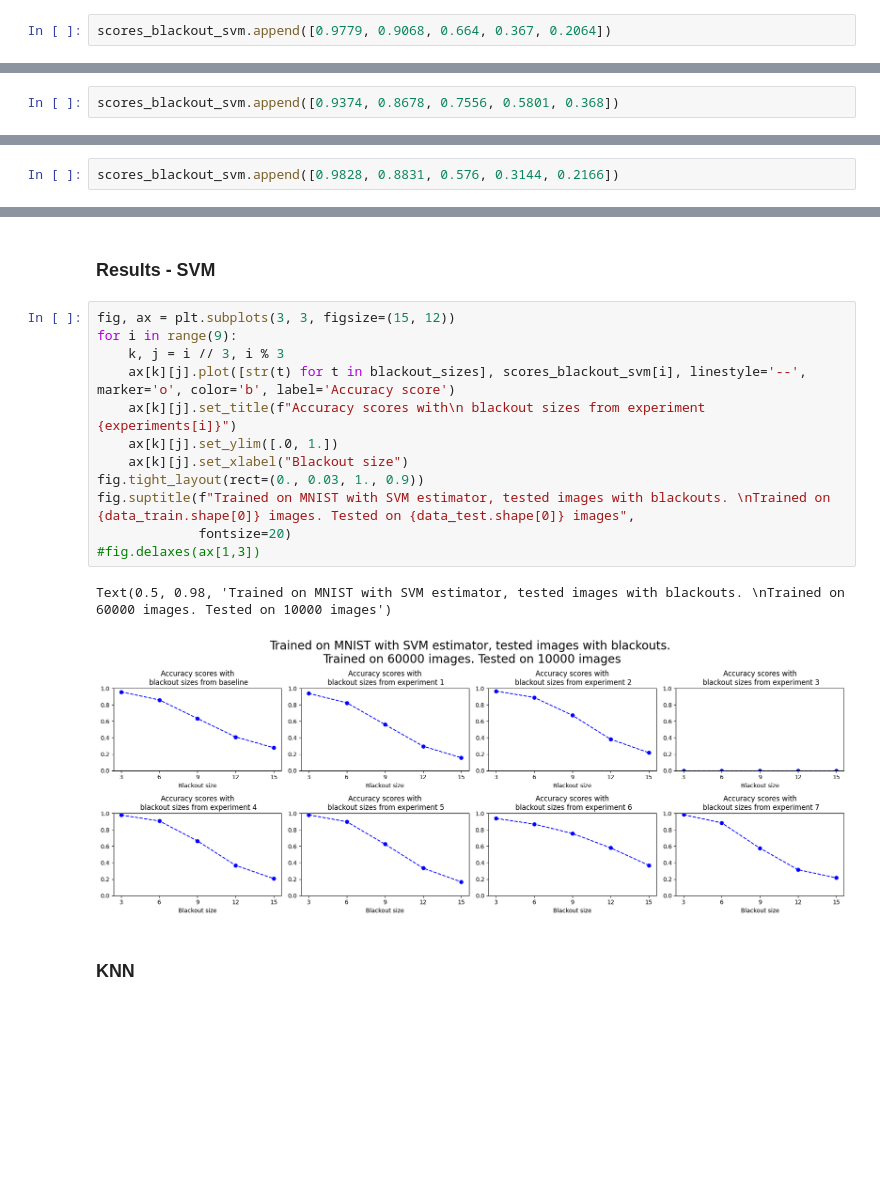
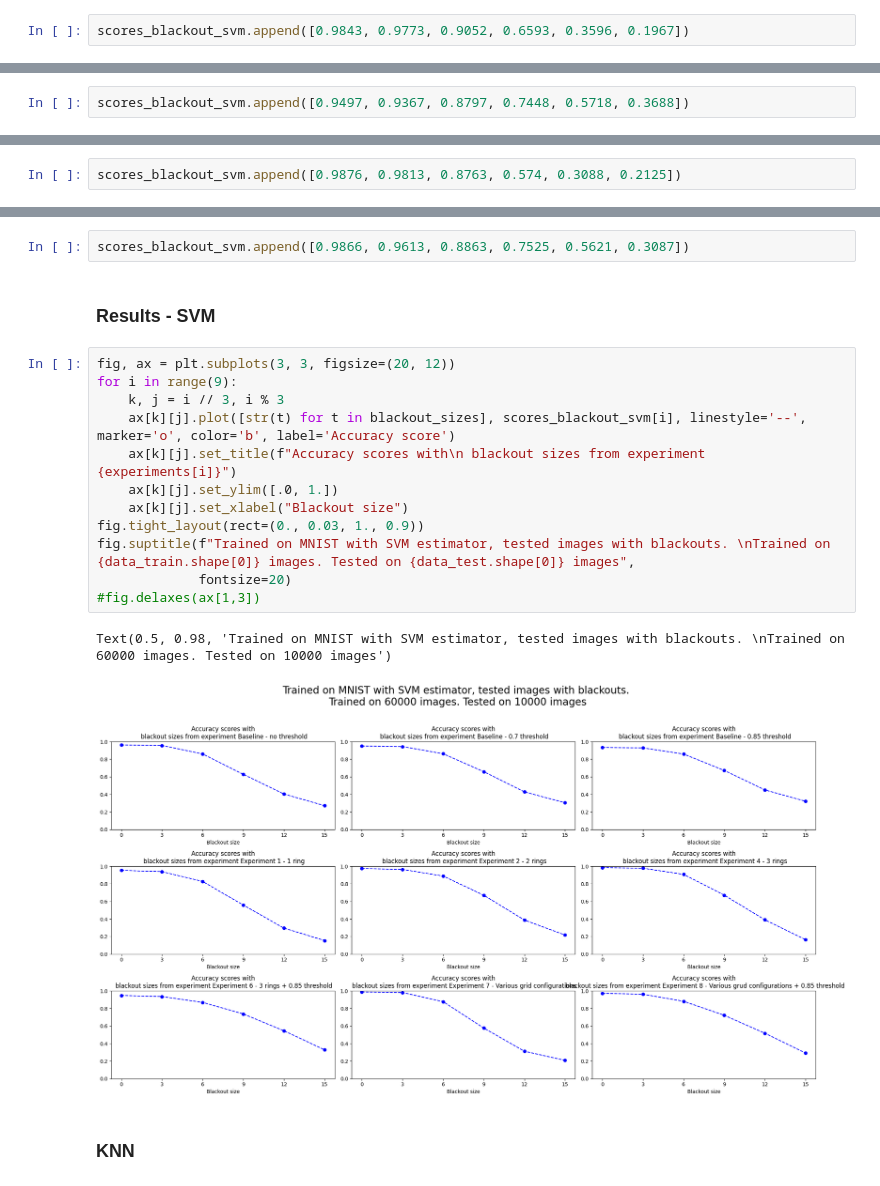
Before and after one commit to dherikk/master-experiments, a Jupyter notebook: cnn_noise_experiments.ipynb, the cells around one changed output, grey strips where cells are left out. Drawn from its saved outputs; the diff is of its cells as text; blank space fills up the shorter version.

```diff
--- a/cnn_noise_experiments.ipynb
+++ b/cnn_noise_experiments.ipynb
@@ -943,5 +1115,5 @@ scores_blackout_exp4_svm
 # %%
-scores_blackout_svm.append([0.9779, 0.9068, 0.664, 0.367, 0.2064])
+scores_blackout_svm.append([0.9843, 0.9773, 0.9052, 0.6593, 0.3596, 0.1967])
 # %% [markdown]
 #### Experiment 6 - SVM
 # %%
@@ -954,5 +1126,5 @@ scores_blackout_exp6_svm
 # %%
-scores_blackout_svm.append([0.9374, 0.8678, 0.7556, 0.5801, 0.368])
+scores_blackout_svm.append([0.9497, 0.9367, 0.8797, 0.7448, 0.5718, 0.3688])
 # %% [markdown]
 #### Experiment 7 - SVM
 # %%
@@ -965,5 +1137,5 @@ scores_blackout_exp7_svm
 # %%
-scores_blackout_svm.append([0.9828, 0.8831, 0.576, 0.3144, 0.2166])
+scores_blackout_svm.append([0.9876, 0.9813, 0.8763, 0.574, 0.3088, 0.2125])
 # %% [markdown]
 #### Experiment 8 - SVM
 # %%
@@ -974,20 +1148,22 @@ scores_blackout_exp8_svm
+# %%
+scores_blackout_svm.append([0.9866, 0.9613, 0.8863, 0.7525, 0.5621, 0.3087])
 # %% [markdown]
 ### Results - SVM
 # %%
-fig, ax = plt.subplots(3, 3, figsize=(15, 12))
+fig, ax = plt.subplots(3, 3, figsize=(20, 12))
 for i in range(9):
     k, j = i // 3, i % 3
     ax[k][j].plot([str(t) for t in blackout_sizes], scores_blackout_svm[i], linestyle='--', marker='o', color='b', label='Accuracy score')
     ax[k][j].set_title(f"Accuracy scores with\n blackout sizes from experiment {experiments[i]}")
     ax[k][j].set_ylim([.0, 1.])
     ax[k][j].set_xlabel("Blackout size")
 fig.tight_layout(rect=(0., 0.03, 1., 0.9))
 fig.suptitle(f"Trained on MNIST with SVM estimator, tested images with blackouts. \nTrained on {data_train.shape[0]} images. Tested on {data_test.shape[0]} images",
              fontsize=20)
 #fig.delaxes(ax[1,3])
 # %% [output]
 Text(0.5, 0.98, 'Trained on MNIST with SVM estimator, tested images with blackouts. \nTrained on 60000 images. Tested on 10000 images')
-[figure, old version]
+[figure, new version]
 # %% [markdown]
 ### KNN
 # %%
```
Also changed, not shown: parts of 183 cells of this notebook, 6 other files.
